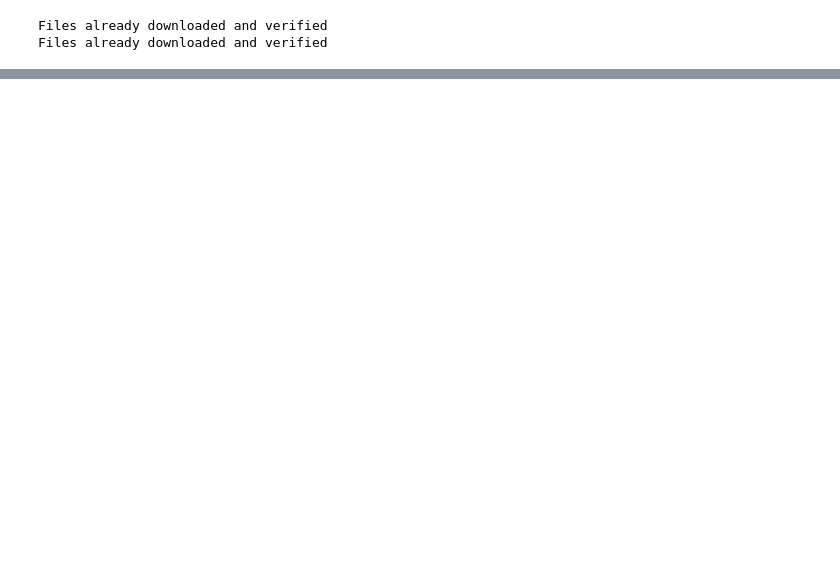
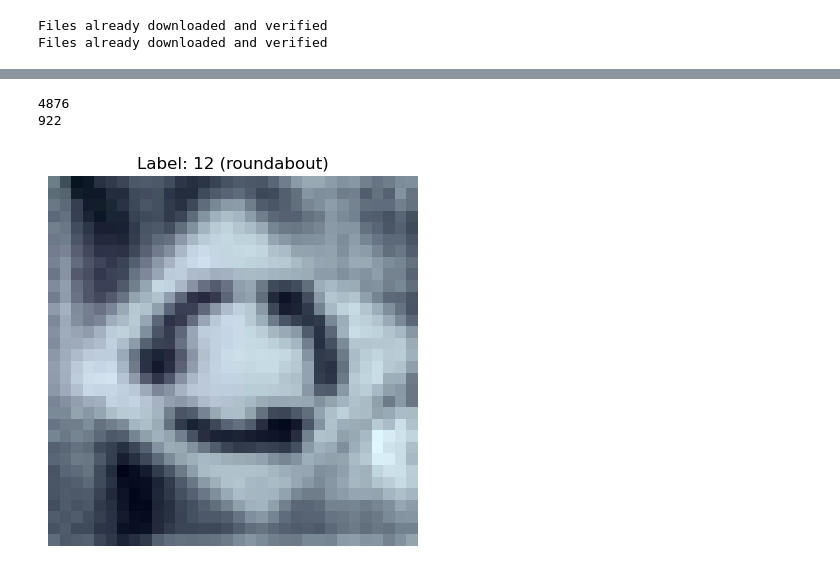
Before and after one commit to sanishsuwal7/VehicleSec, a Jupyter notebook: lisa_train.ipynb, the cells around one changed output, grey strips where cells are left out. Cells and saved outputs as stored; diff of their text form; code cells hidden in the pictures; blank space fills up the shorter version.

Commit message:
lisa subset creation

```diff
--- a/lisa_train.ipynb
+++ b/lisa_train.ipynb
@@ -83,0 +297,32 @@ optimizer = torch.optim.SGD(model.parameters(), lr = learning_rate, momentum = 0
+# %%
+# Paths to the saved subset tensors
+image_tensor_path = "datasets/lisa-batches/subset_images.tensor"  # Replace with your actual file path
+label_tensor_path = "datasets/lisa-batches/subset_labels2.tensor"  # Replace with your actual file path
+
+# Initialize the dataset
+train_dataset = SubsetLISA(image_tensor_path, label_tensor_path, train=True, transform = lisa_transforms)
+test_dataset = SubsetLISA(image_tensor_path, label_tensor_path, train=False, transform = lisa_transforms)
+
+print(len(train_dataset))
+print(len(test_dataset))
+# %% [output]
+4876
+922
+# %%
+# Get a sample 4796 and label
+sample_index = 900
+
+# Change index to see different samples
+image, label = test_dataset[sample_index]
+
+# Convert the image tensor to a format suitable for display
+image = image.permute(1, 2, 0).numpy()  # Convert (C, H, W) to (H, W, C)
+image = (image - image.min()) / (image.max() - image.min())  # Normalize to [0, 1]
+
+# Visualize the image
+plt.imshow(image)
+plt.title(f"Label: {label} ({classes[label]})")  # Display the label
+plt.axis('off')
+plt.show()
+# %% [output]
+[figure, added]
```
Also changed, not shown: parts of 17 cells of this notebook, 10 other files.
